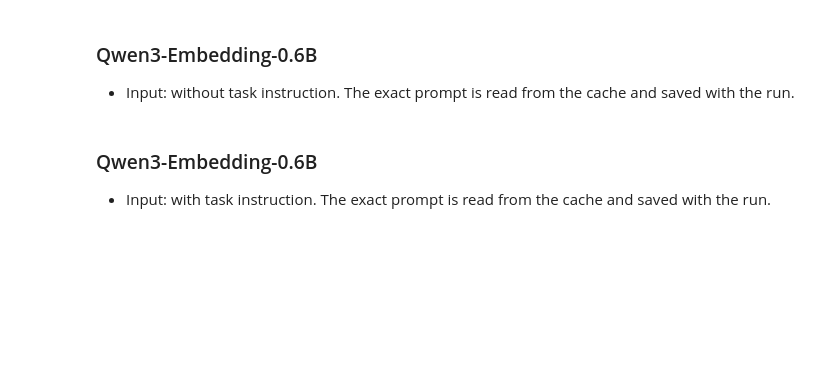
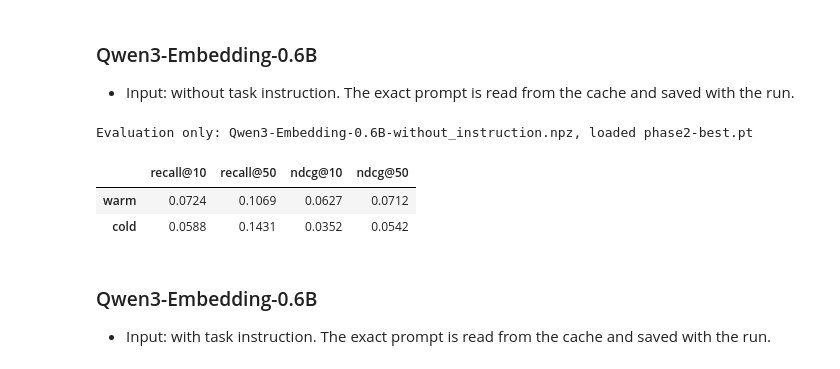
Before and after one commit to MatousKovar/NI-PML, a Jupyter notebook: src/carec_training.ipynb, the cells around one changed output. Cells and saved outputs as stored; diff of their text form; code cells hidden in the pictures; blank space fills up the shorter version.

Commit message:
progressing in experiments

```diff
--- a/src/carec_training.ipynb
+++ b/src/carec_training.ipynb
@@ -48,8 +48,8 @@ RUNS_DIR = PROJECT_ROOT / "artifacts/carec" / DATASET_ID
 
 seed = 2023
 phase1_epochs = 90
-phase2_epochs = 90
-patience = 50
+phase2_epochs = 30
+patience = 15
 weight_decay = 0.0
 training_batch_size = 2048
 learning_rate = 0.001
@@ -424,7 +430,12 @@ e5_base_result = run_experiment("e5-base-v2.npz")
 
 - Input: without task instruction. The exact prompt is read from the cache and saved with the run.
 # %%
-qwen_plain_result = run_experiment("Qwen3-Embedding-0.6B-without_instruction.npz")
+qwen_plain_result = run_experiment("Qwen3-Embedding-0.6B-without_instruction.npz", phase2_only=True)
+# %% [output]
+Evaluation only: Qwen3-Embedding-0.6B-without_instruction.npz, loaded phase2-best.pt
+|  | recall@10 | recall@50 | ndcg@10 | ndcg@50 |
+| warm | 0.0724 | 0.1069 | 0.0627 | 0.0712 |
+| cold | 0.0588 | 0.1431 | 0.0352 | 0.0542 |
 # %% [markdown]
 ### Qwen3-Embedding-0.6B
 
```
Also changed, not shown: parts of 8 cells of this notebook, 4 other files.
